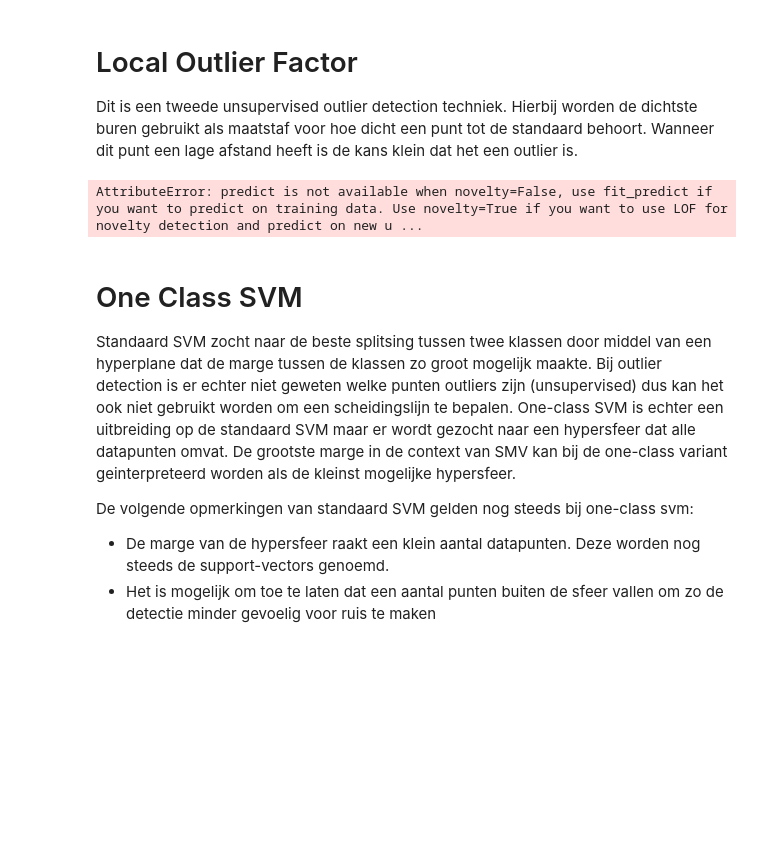
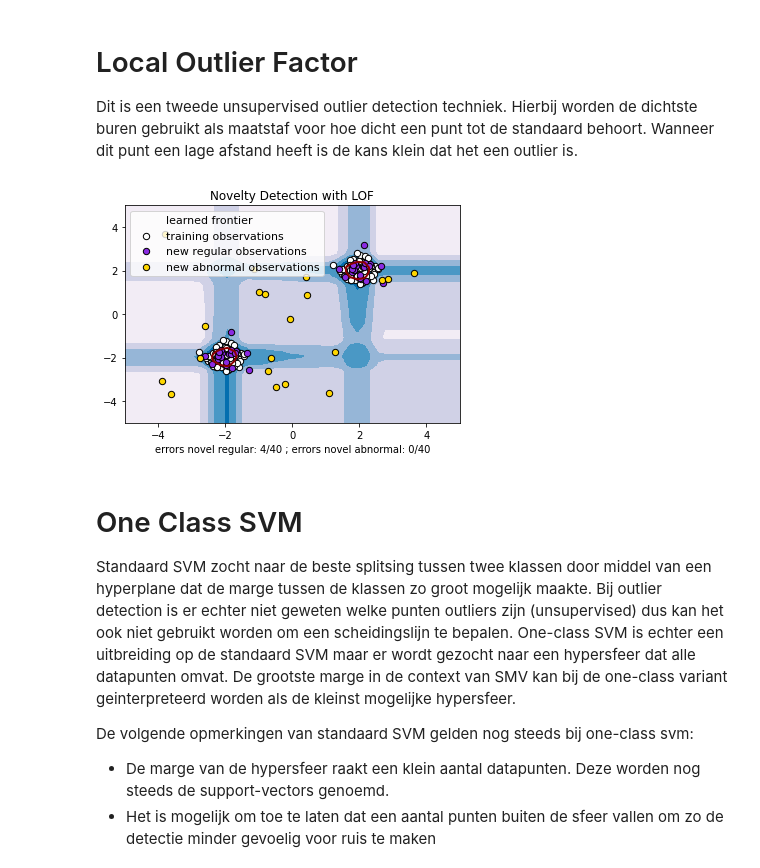
Before and after one commit to OdiseeDataScience2324/Leerstof, a Jupyter notebook: Week 9/Anomaly_Detection.ipynb, the cells around one changed output. Saved outputs shown, nothing was run; the diff lists cells and outputs as text; code cells hidden in the pictures; blank space fills up the shorter version.

```diff
--- a/Week 9/Anomaly_Detection.ipynb
+++ b/Week 9/Anomaly_Detection.ipynb
@@ -83,40 +83,44 @@ Hierbij worden de dichtste buren gebruikt als maatstaf voor hoe dicht een punt t
 Wanneer dit punt een lage afstand heeft is de kans klein dat het een outlier is.
 # %%
 from sklearn.neighbors import LocalOutlierFactor
+import matplotlib
 
 # fit model
-clf = LocalOutlierFactor(n_neighbors=10)
+clf = LocalOutlierFactor(n_neighbors=10, novelty=True)
 clf.fit(X_train) # geen y_train bij unsupervised learning
 #y_pred_train = clf.fit_predict(X_train)
 y_pred_test = clf.predict(X_test)
 y_pred_outliers = clf.predict(X_outliers)
+
+n_error_test = y_pred_test[y_pred_test == -1].size
+n_error_outliers = y_pred_outliers[y_pred_outliers == 1].size
 
 
 plt.title("Novelty Detection with LOF")
 plt.contourf(xx, yy, Z, levels=np.linspace(Z.min(), 0, 7), cmap=plt.cm.PuBu)
 a = plt.contour(xx, yy, Z, levels=[0], linewidths=2, colors='darkred')
 plt.contourf(xx, yy, Z, levels=[0, Z.max()], colors='palevioletred')
 
 s = 40
 b1 = plt.scatter(X_train[:, 0], X_train[:, 1], c='white', s=s, edgecolors='k')
 b2 = plt.scatter(X_test[:, 0], X_test[:, 1], c='blueviolet', s=s,
                  edgecolors='k')
 c = plt.scatter(X_outliers[:, 0], X_outliers[:, 1], c='gold', s=s,
                 edgecolors='k')
 plt.axis('tight')
 plt.xlim((-5, 5))
 plt.ylim((-5, 5))
 plt.legend([a.collections[0], b1, b2, c],
            ["learned frontier", "training observations",
             "new regular observations", "new abnormal observations"],
            loc="upper left",
            prop=matplotlib.font_manager.FontProperties(size=11))
 plt.xlabel(
     "errors novel regular: %d/40 ; errors novel abnormal: %d/40"
     % (n_error_test, n_error_outliers))
 plt.show()
 # %% [output]
-AttributeError: predict is not available when novelty=False, use fit_predict if you want to predict on training data. Use novelty=True if you want to use LOF for novelty detection and predict on new u ...
+[figure, added]
 # %% [markdown]
 # One Class SVM
 
```
Also changed, not shown: parts of 1 cell of this notebook, 3 other files.
